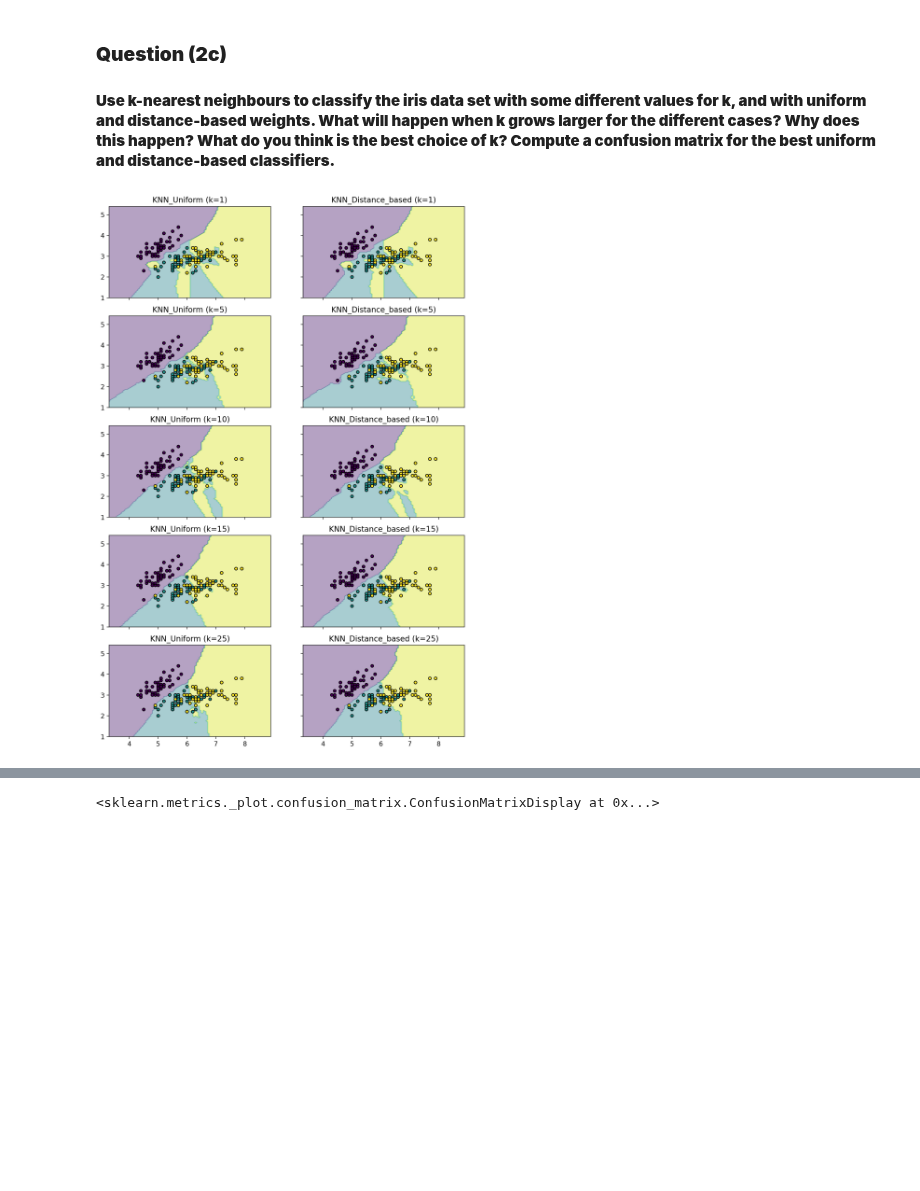
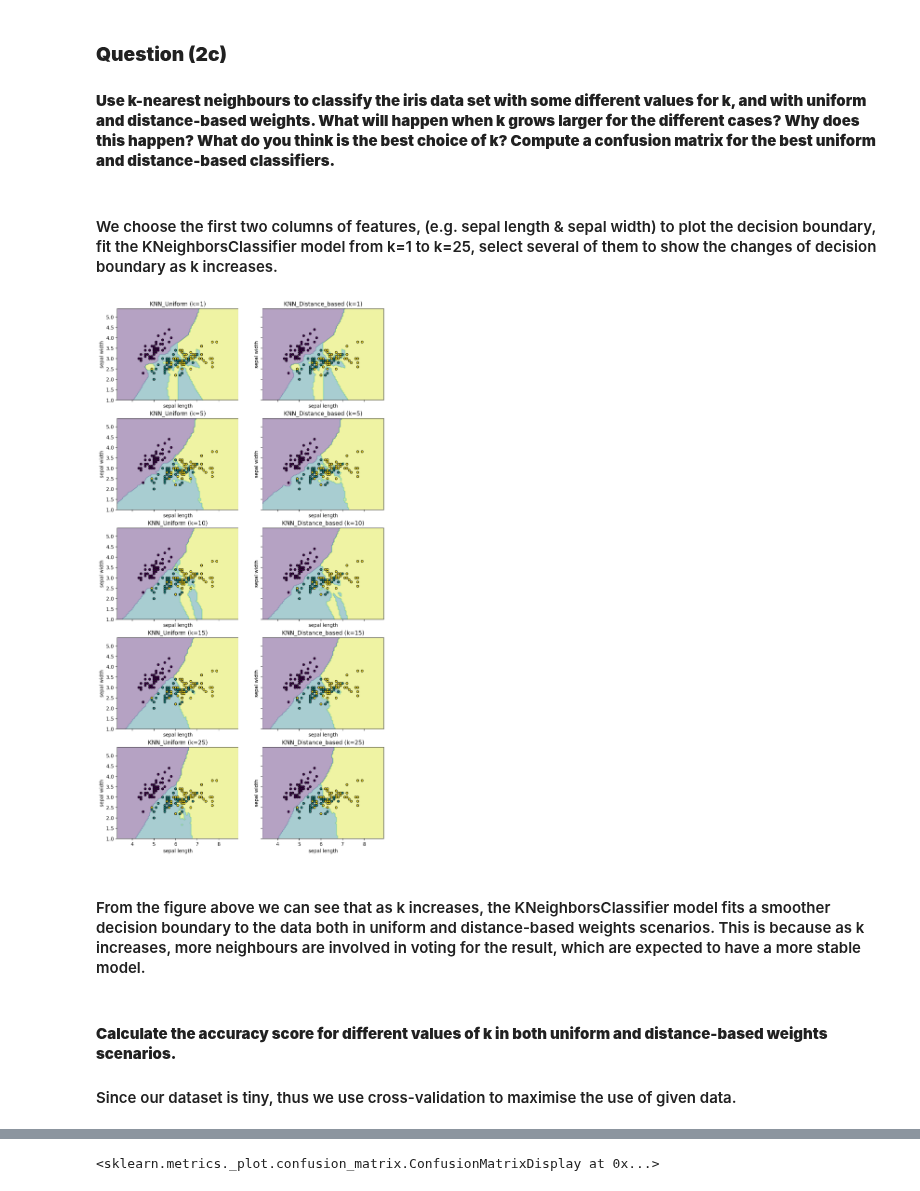
Before and after one commit to chenbin234/DAT405-DIT407-Introduction-to-data-science-and-AI, a Jupyter notebook: Assignment_2/Bingcheng/intro_to_AI_ass2.ipynb, the cells around one changed output, grey strips where cells are left out. Drawn from its saved outputs; the diff is of its cells as text; code cells hidden in the pictures; blank space fills up the shorter version.

```diff
--- a/Assignment_2/Bingcheng/intro_to_AI_ass2.ipynb
+++ b/Assignment_2/Bingcheng/intro_to_AI_ass2.ipynb
@@ -156,38 +154,46 @@ metrics.ConfusionMatrixDisplay.from_estimator(logisticRegr, iris.data, iris.targ
 ### **Question (2c)**
 
 #### **Use k-nearest neighbours to classify the iris data set with some different values for k, and with uniform and distance-based weights. What will happen when k grows larger for the different cases? Why does this happen? What do you think is the best choice of k? Compute a confusion matrix for the best uniform and distance-based classifiers.**
+# %% [markdown]
+#### We choose the first two columns of features, (e.g. sepal length & sepal width) to plot the decision boundary, fit the KNeighborsClassifier model from k=1 to k=25, select several of them to show the changes of decision boundary as k increases.
 # %%
-f, axarr = plt.subplots(5, 2, sharex="col", sharey="row", figsize=(10, 15))
+f, axarr = plt.subplots(5, 2, sharex="col", sharey="row", figsize=(10, 20))
 
 index_fig = []
 for i in product([0,1,2,3,4], [0, 1]):
     index_fig.append(i)
 
 X = iris.data[:,0:2]
 y = iris.target
 
 for k in range(25):
     k = k+1
 
     model_uniform = KNeighborsClassifier(n_neighbors = k, weights='uniform')
     model_uniform.fit(X, y)
 
     model_distance_based = KNeighborsClassifier(n_neighbors = k, weights='distance')
     model_distance_based.fit(X, y)
 
     if k in [1,5,10,15,25]:
             index = [1,5,10,15,25].index(k)
 
-            DecisionBoundaryDisplay.from_estimator(model_uniform, X, alpha=0.4, ax=axarr[index_fig[index*2][0],index_fig[index*2][1]], response_method="predict")
-            DecisionBoundaryDisplay.from_estimator(model_distance_based, X, alpha=0.4, ax=axarr[index_fig[index*2+1][0],index_fig[index*2+1][1]], response_method="predict")
+            DecisionBoundaryDisplay.from_estimator(model_uniform, X, alpha=0.4, ax=axarr[index_fig[index*2][0],index_fig[index*2][1]], response_method="predict",xlabel='sepal length', ylabel='sepal width')
+            DecisionBoundaryDisplay.from_estimator(model_distance_based, X, alpha=0.4, ax=axarr[index_fig[index*2+1][0],index_fig[index*2+1][1]], response_method="predict", xlabel='sepal length', ylabel='sepal width')
 
             axarr[index_fig[index*2][0], index_fig[index*2][1]].scatter(X[:, 0], X[:, 1], c=y, s=20, edgecolor="k")
             axarr[index_fig[index*2][0], index_fig[index*2][1]].set_title("KNN_Uniform (k={})".format(k))
 
             axarr[index_fig[index*2+1][0], index_fig[index*2+1][1]].scatter(X[:, 0], X[:, 1], c=y, s=20, edgecolor="k")
             axarr[index_fig[index*2+1][0], index_fig[index*2+1][1]].set_title("KNN_Distance_based (k={})".format(k))
 # %% [output]
-[figure, old version]
+[figure, new version]
+# %% [markdown]
+#### From the figure above we can see that as k increases, the KNeighborsClassifier model fits a smoother decision boundary to the data both in uniform and distance-based weights scenarios. This is because as k increases, more neighbours are involved in voting for the result, which are expected to have a more stable model.
+# %% [markdown]
+#### **Calculate the accuracy score for different values of k in both uniform and distance-based weights scenarios.**
+
+#### Since our dataset is tiny, thus we use cross-validation to maximise the use of given data.
 # %%
 uniform_score = []
 distance_based_score = []
```
Also changed, not shown: parts of 8 cells of this notebook.
